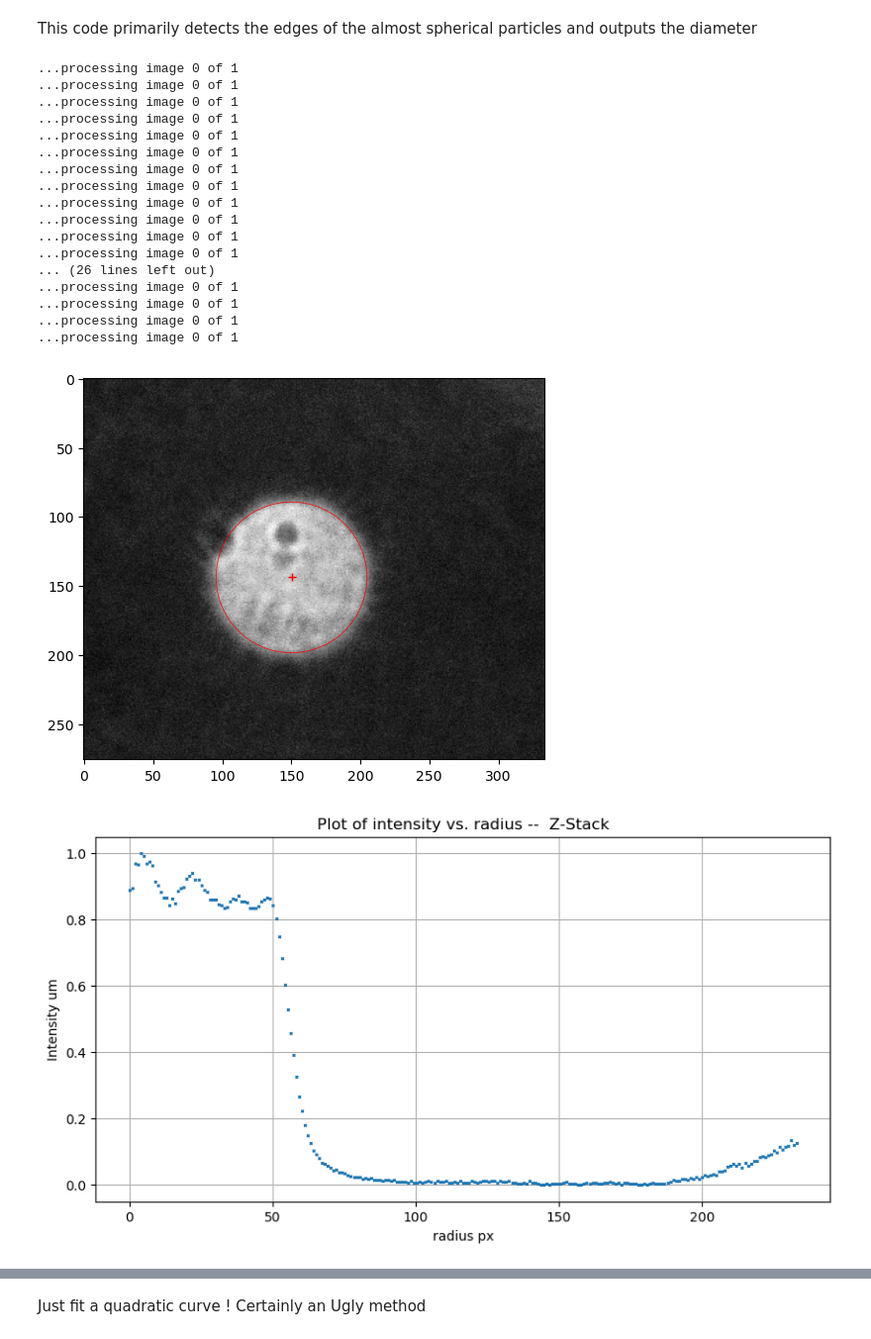
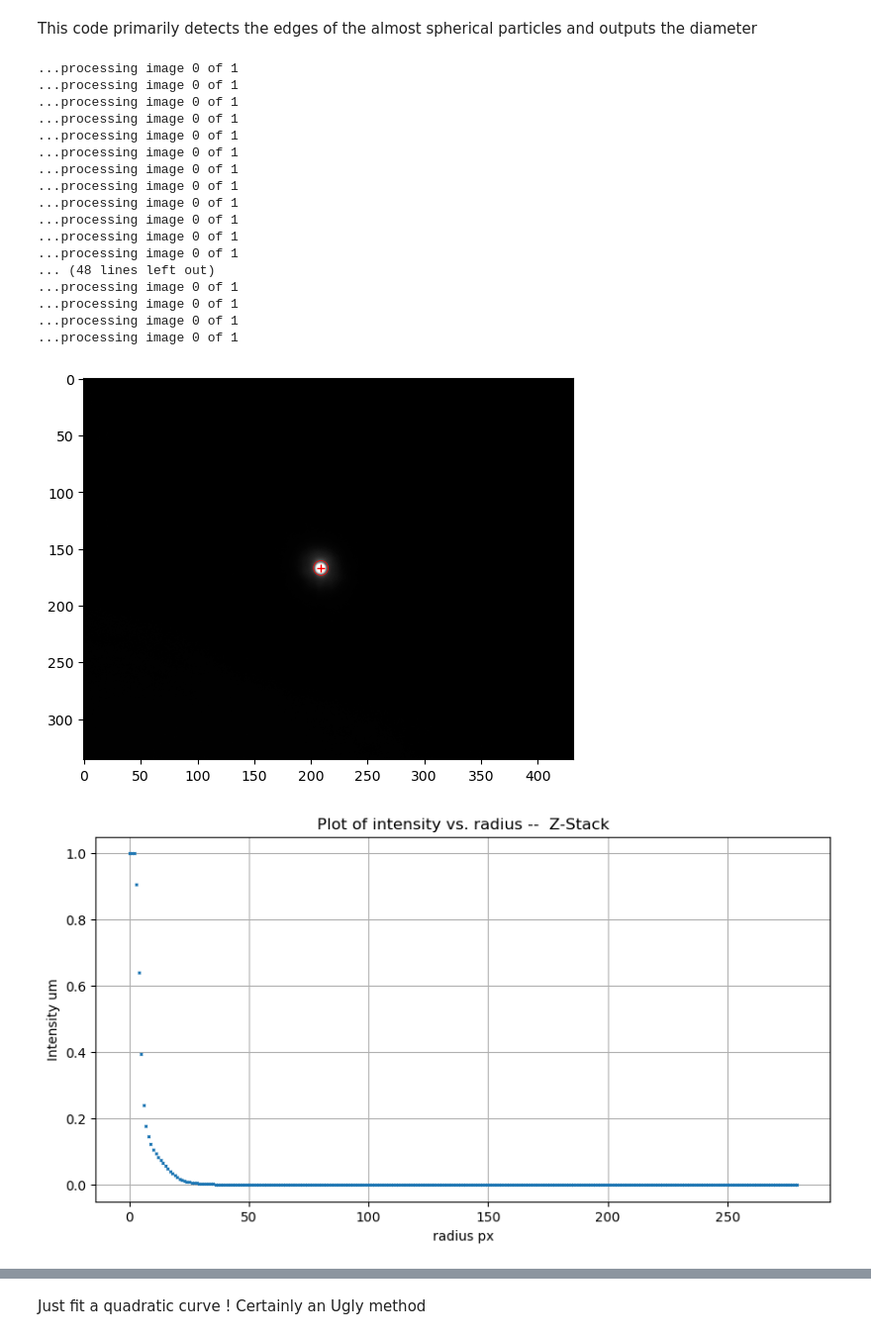
Before and after one commit to pamud-akalanka/FSVPy, a Jupyter notebook: SyntheticStreaks/calibration.ipynb, the cells around one changed output, grey strips where cells are left out. Shown at 99% size. Drawn from its saved outputs; the diff is of its cells as text; code cells hidden in the pictures.

```diff
--- a/SyntheticStreaks/calibration.ipynb
+++ b/SyntheticStreaks/calibration.ipynb
@@ -31,9 +31,9 @@ def conv_gray(frame):
     return one_channel
 
 #frames =(pims.open('D:/Lab_Data_Akalanka/Cropped_0.25umstep_325nmpx/*.tif'))
-frames =(pims.open('D:/Lab_Data_Akalanka/2024_06_29/cropped/*.tif'))
+frames =(pims.open('D:/Lab_Data_Akalanka/2024_07_12/cropped/low/*.tif'))
 #img = frames[125:217]
-img = frames[:]
+img = frames[1:65]
 #fun.see_contour(img[95],True)
 # %%
 def Get_Center(img,frameStart, frameEnd, plott):
@@ -71,6 +71,7 @@ def plot_frame(frame,xpos,ypos,radius):
 radius=[]
 centerx=[]; centery =[]; radial_profiles=[];
 for i, frame in enumerate(img):
+
     x, y = Get_Center(img,i,i+ 1,False)
     r, radial_dist, sigma, mean= fun.radius_usingprofile2D(img[i],[x,y])
     centerx.append(x)
@@ -90,29 +91,29 @@ for i, frame in enumerate(img):
 ...processing image 0 of 1
 ...processing image 0 of 1
 ...processing image 0 of 1
-... (26 lines left out)
+... (48 lines left out)
 ...processing image 0 of 1
 ...processing image 0 of 1
 ...processing image 0 of 1
 ...processing image 0 of 1
 # %%
-reqrd =1
+reqrd =-3
 plot_frame(img[reqrd],centerx[reqrd],centery[reqrd],radius[reqrd])
 
 
 fig, ax = plt.subplots()
 xaxis = np.linspace(0,len(radial_profiles[reqrd][:]),len(radial_profiles[reqrd][:]))   #re-shifting to make lowest diameter zero
 ax.plot(xaxis,radial_profiles[reqrd][:],'x',markersize=2)
 
 #-----From here on its plotting----
 #ax.plot(frames, l, ls='--',c='r',linewidth=2)
 plt.xlabel('radius px')
 plt.ylabel('Intensity um')
 plt.title('Plot of intensity vs. radius --  Z-Stack')
 plt.grid()
 # %% [output]
-[figure, old version]
+[figure, new version]
-[figure, old version]
+[figure, new version]
 # %%
 
 
```
Also changed, not shown: parts of 4 cells of this notebook.
